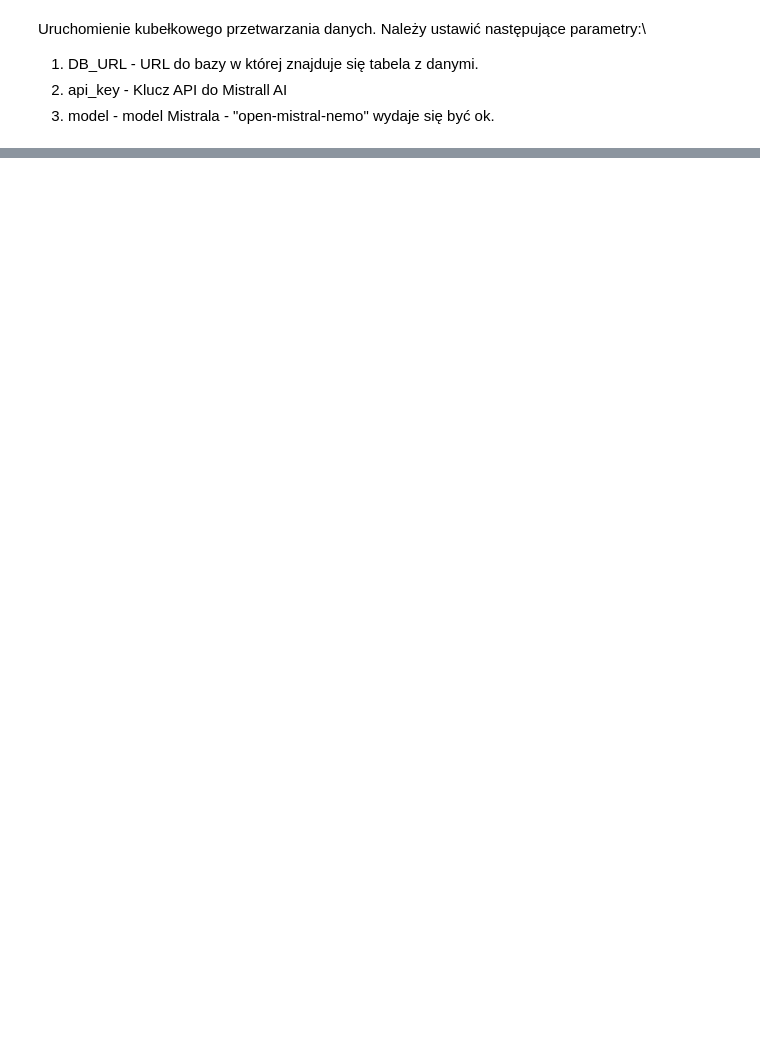
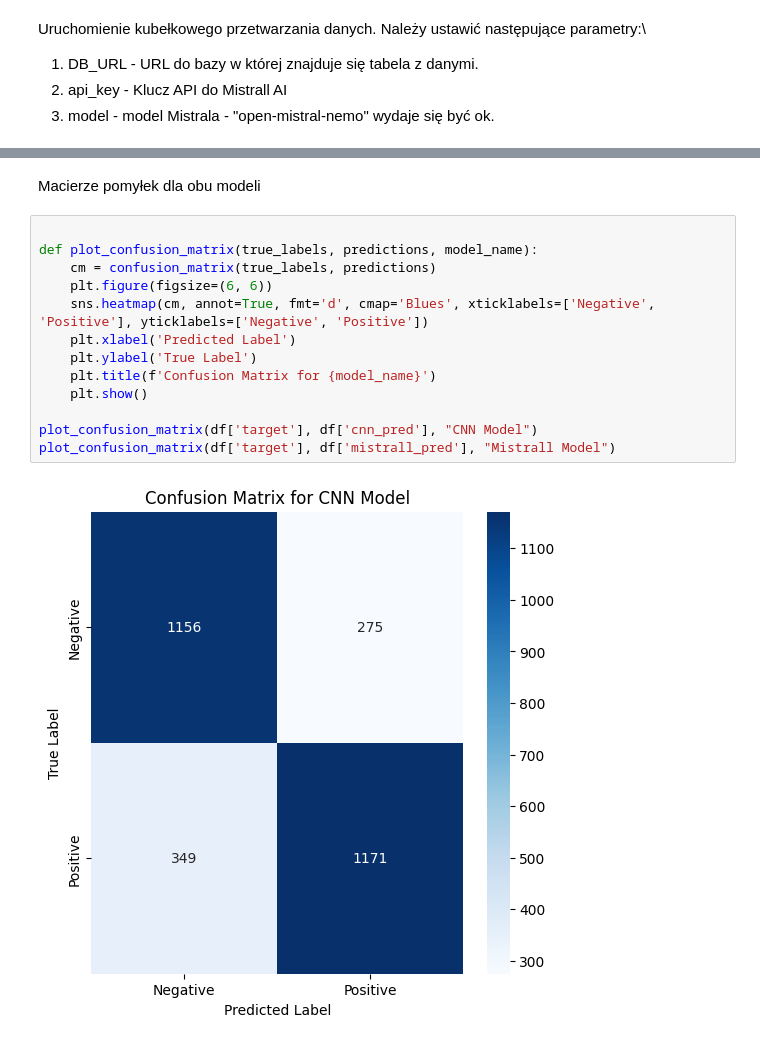
Before and after one commit to Bieslaw/LLMProject, a Jupyter notebook: Etap4.ipynb, the cells around one changed output, grey strips where cells are left out. Saved outputs shown, nothing was run; the diff lists cells and outputs as text; blank space fills up the shorter version.

```diff
--- a/Etap4.ipynb
+++ b/Etap4.ipynb
@@ -164,0 +260,17 @@ process_and_update_data(
+# %% [markdown]
+Macierze pomyłek dla obu modeli
+# %%
+
+def plot_confusion_matrix(true_labels, predictions, model_name):
+    cm = confusion_matrix(true_labels, predictions)
+    plt.figure(figsize=(6, 6))
+    sns.heatmap(cm, annot=True, fmt='d', cmap='Blues', xticklabels=['Negative', 'Positive'], yticklabels=['Negative', 'Positive'])
+    plt.xlabel('Predicted Label')
+    plt.ylabel('True Label')
+    plt.title(f'Confusion Matrix for {model_name}')
+    plt.show()
+
+plot_confusion_matrix(df['target'], df['cnn_pred'], "CNN Model")
+plot_confusion_matrix(df['target'], df['mistrall_pred'], "Mistrall Model")
+# %% [output]
+[figure, added]
```
Also changed, not shown: parts of 11 cells of this notebook.
